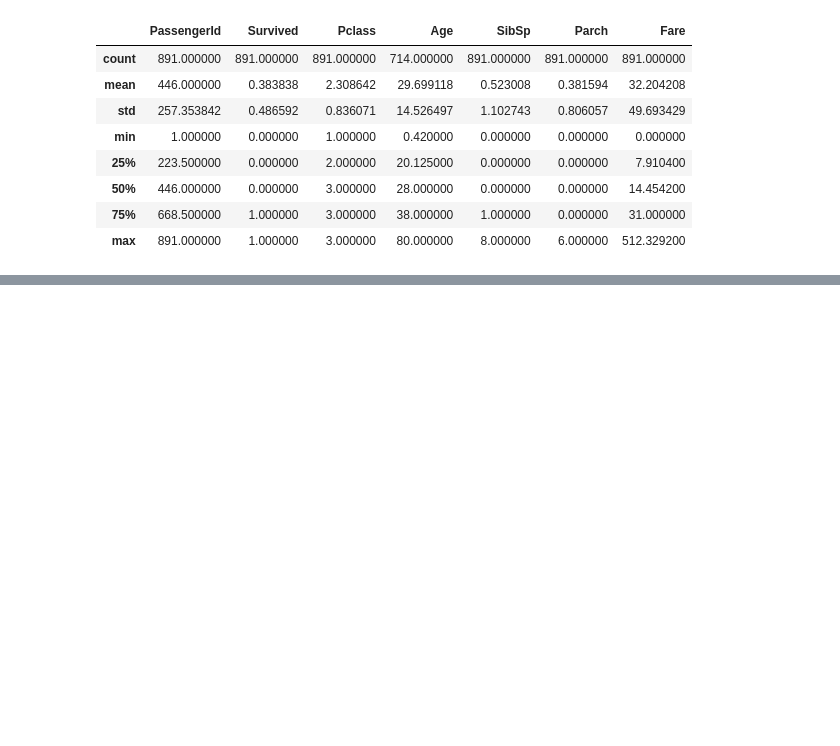
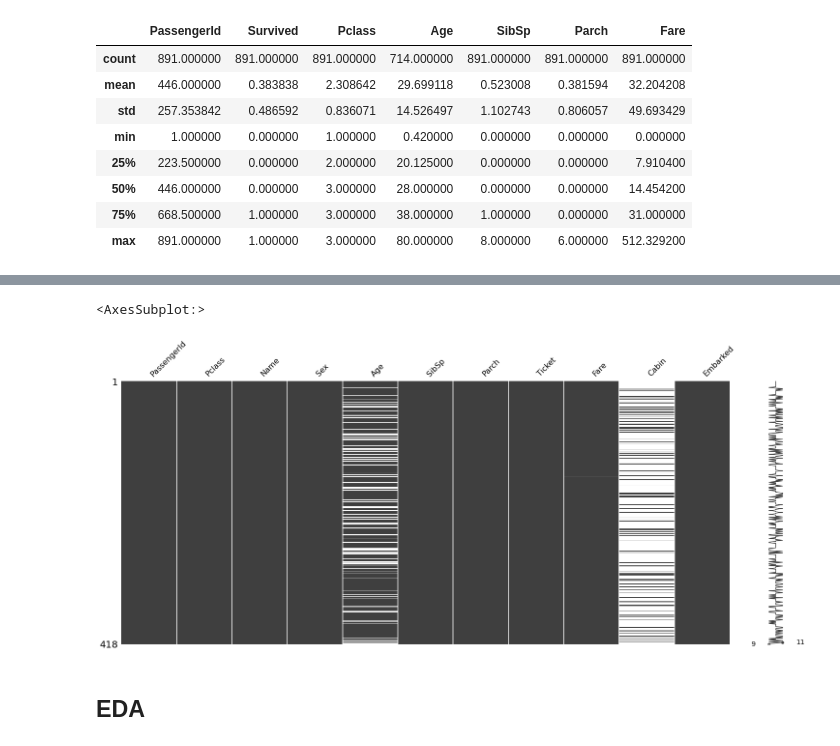
Before and after one commit to mo-amininasab/Titanic, a Jupyter notebook: titanic.ipynb, the cells around one changed output, grey strips where cells are left out. Cells and saved outputs as stored; diff of their text form; code cells hidden in the pictures; blank space fills up the shorter version.

```diff
--- a/titanic.ipynb
+++ b/titanic.ipynb
@@ -79,0 +131,7 @@ train.describe()
+# %%
+missingno.matrix(test)
+# %% [output]
+<AxesSubplot:>
+[figure, added]
+# %% [markdown]
+## EDA
```
Also changed, not shown: parts of 59 cells of this notebook.
